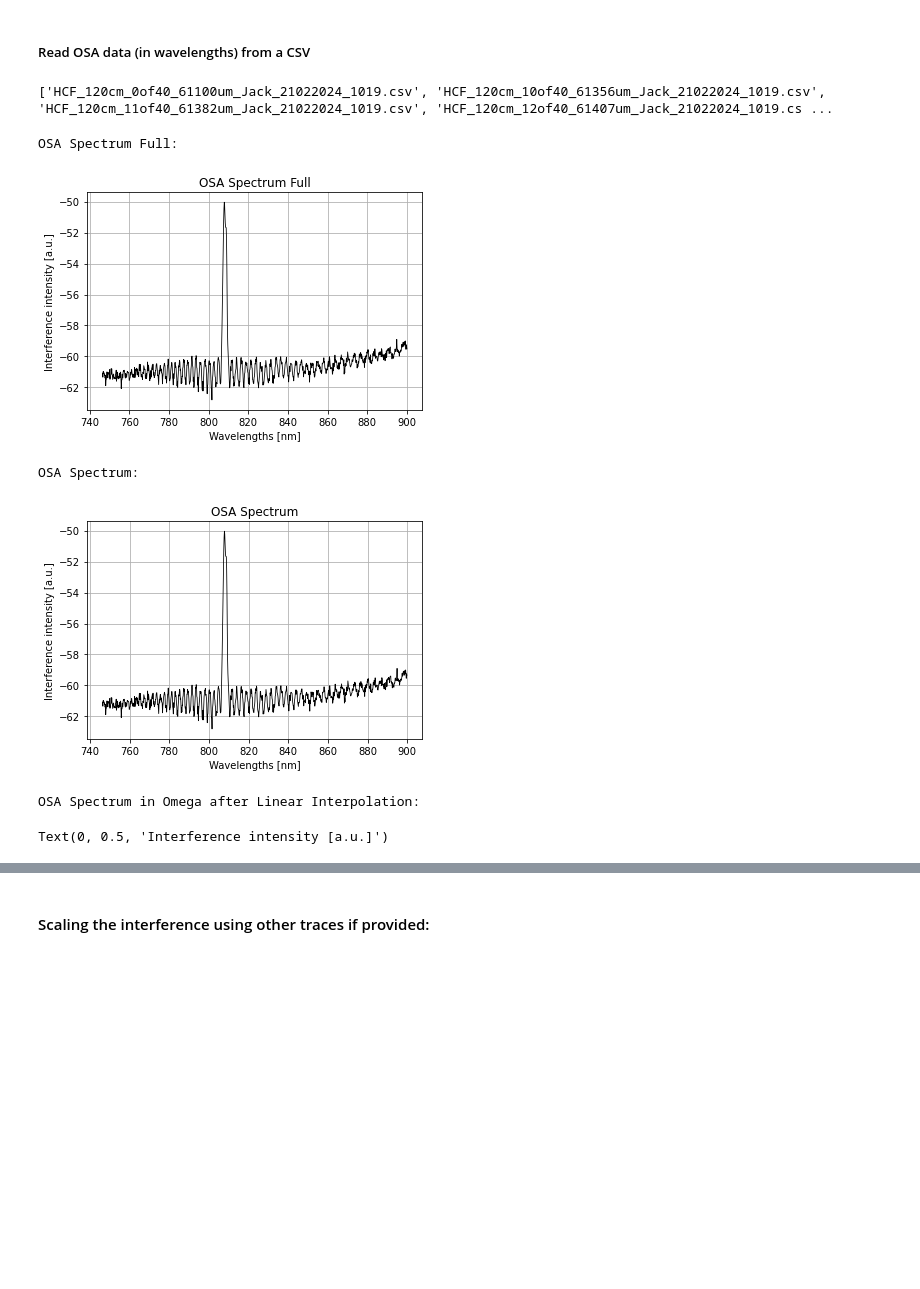
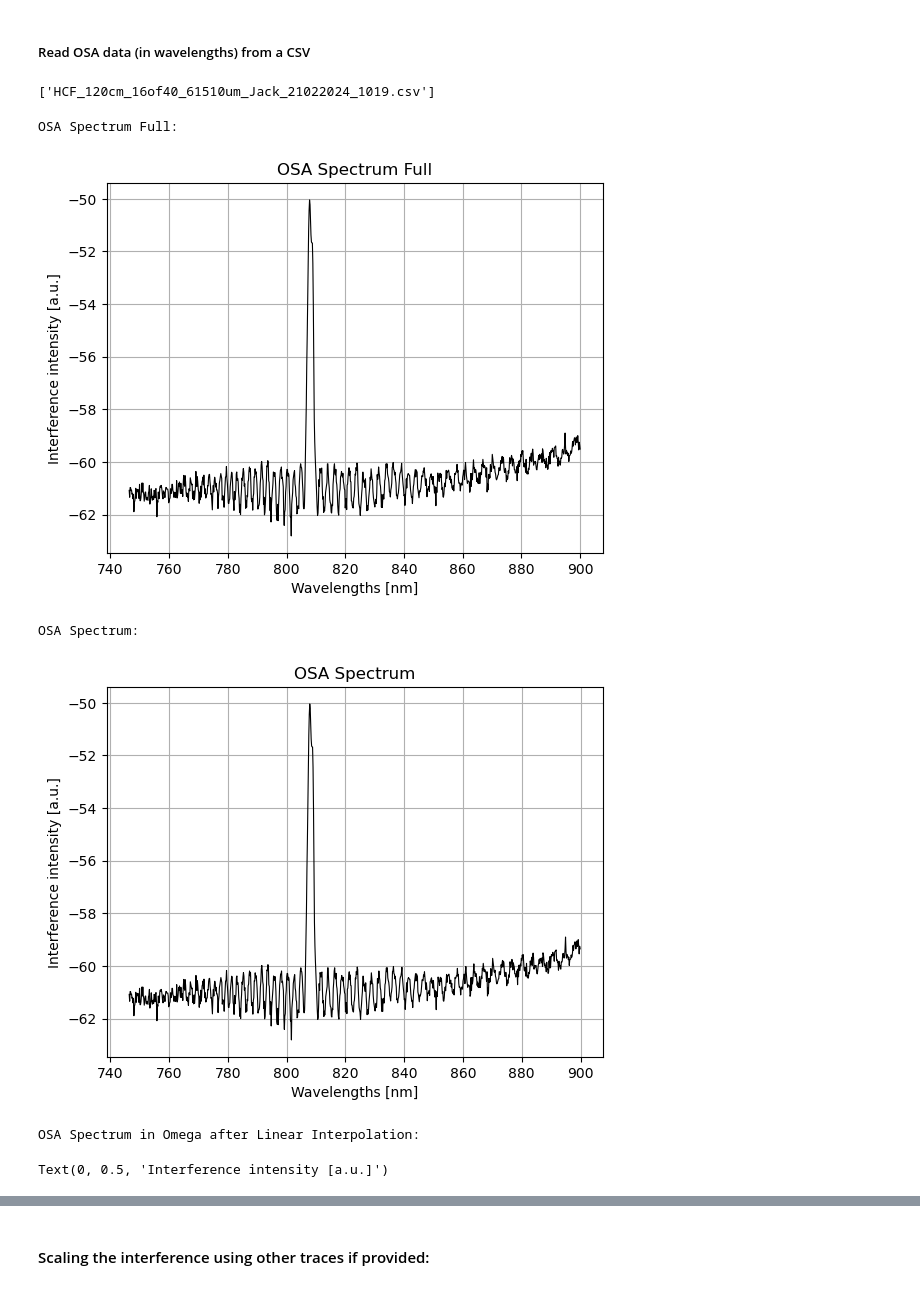
Before and after one commit to jmorse2020/FYP_Simulations, a Jupyter notebook: HCF_FFT_Dispersion_Extraction.ipynb, the cells around one changed output, grey strips where cells are left out. Saved outputs shown, nothing was run; the diff lists cells and outputs as text; code cells hidden in the pictures; blank space fills up the shorter version.

```diff
--- a/HCF_FFT_Dispersion_Extraction.ipynb
+++ b/HCF_FFT_Dispersion_Extraction.ipynb
@@ -51,7 +51,8 @@ import pandas as pd
 import matplotlib.pyplot as plt
 
 # Path to the directory containing CSV files
-directory_path = '/Users/jackmorse/Documents/University/Year 4/FYP/Data/21-Feb-2024/csv/'
+#directory_path = '/Users/jackmorse/Documents/University/Year 4/FYP/Data/21-Feb-2024/csv/'
+directory_path = r'C:\Users\met50\OneDrive - University of Bath\Uni\Final Year\Project\Cleaned_FYP_Repo\LabData'
 
 # Get a list of CSV files in the directory
 csv_files = sorted([file for file in os.listdir(directory_path) if file.endswith('.csv')])
@@ -80,11 +81,12 @@ total_files = len(csv_files)
 #     # Pause for 1 second before the next iteration
 #     # time.sleep(1)
 # %% [output]
-['HCF_120cm_0of40_61100um_Jack_21022024_1019.csv', 'HCF_120cm_10of40_61356um_Jack_21022024_1019.csv', 'HCF_120cm_11of40_61382um_Jack_21022024_1019.csv', 'HCF_120cm_12of40_61407um_Jack_21022024_1019.cs ...
+['HCF_120cm_16of40_61510um_Jack_21022024_1019.csv']
 # %%
 # Provide data:
 data_set = "b6"
-interference_data_path =  "/Users/jackmorse/Documents/University/Year 4/FYP/Data/21-Feb-2024/csv/HCF_120cm_16of40_61510um_Jack_21022024_1019.csv" # "/Users/jackmorse/Documents/University/Year 4/FYP/Physics-FYP/Sample-Data-1/" + data_set + "_fringes.csv"
+#interference_data_path =  "/Users/jackmorse/Documents/University/Year 4/FYP/Data/21-Feb-2024/csv/HCF_120cm_16of40_61510um_Jack_21022024_1019.csv" # "/Users/jackmorse/Documents/University/Year 4/FYP/Physics-FYP/Sample-Data-1/" + data_set + "_fringes.csv"
+interference_data_path = r'C:\Users\met50\OneDrive - University of Bath\Uni\Final Year\Project\Cleaned_FYP_Repo\LabData\HCF_120cm_16of40_61510um_Jack_21022024_1019.csv'
 reference_data_path = "" # "/Users/jackmorse/Documents/University/Year 4/FYP/Physics-FYP/Sample-Data-1/" + data_set + "_ref.csv"
 fibre_data_path = "" # "/Users/jackmorse/Documents/University/Year 4/FYP/Physics-FYP/Sample-Data-1/" + data_set + "_signal.csv"
 min_wavelength = 740
@@ -150,35 +152,35 @@ else:
 
 
 print("OSA Spectrum: ")
 plt.plot(wavelengths, intensity, color = 'k', linewidth = 0.8)
 plt.grid()
 plt.title("OSA Spectrum")
 plt.xlabel("Wavelengths [nm]")
 plt.ylabel("Interference intensity [a.u.]")
 plt.show()
 
 # Convert from wavelengths to frequency for ease of the FT, using linear interpolation:
 def linear_interpolation_omega_wavelength(x, y):
     from scipy import interpolate
     x = 2 * np.pi * c / x                                           # Frequency in rad/s
     x_grid = np.linspace(min(x), max(x), len(y))                    # Adjust the number of points as needed
     linear_interp = interpolate.interp1d(x, y, kind='linear')       # Perform linear interpolation
     y_interp = linear_interp(x_grid)
     return x_grid, y_interp
 
 omegas, interference_intensity_omega = linear_interpolation_omega_wavelength(wavelengths, intensity)
 x = omegas
 y = interference_intensity_omega
 print("OSA Spectrum in Omega after Linear Interpolation: ")
 plt.plot(omegas, interference_intensity_omega, color = 'k', linewidth = 0.8)
 plt.grid()
 plt.title("Interpolation to Frequency")
 plt.xlabel(r"Ang. Frequency [rad s$^{-1}$]")
 plt.ylabel("Interference intensity [a.u.]")
 # %% [output]
 OSA Spectrum Full:
-[figure, old version]
+[figure, new version]
 OSA Spectrum:
-[figure, old version]
+[figure, new version]
 OSA Spectrum in Omega after Linear Interpolation:
 Text(0, 0.5, 'Interference intensity [a.u.]')
```
Also changed, not shown: parts of 11 cells of this notebook, 1 other file.
